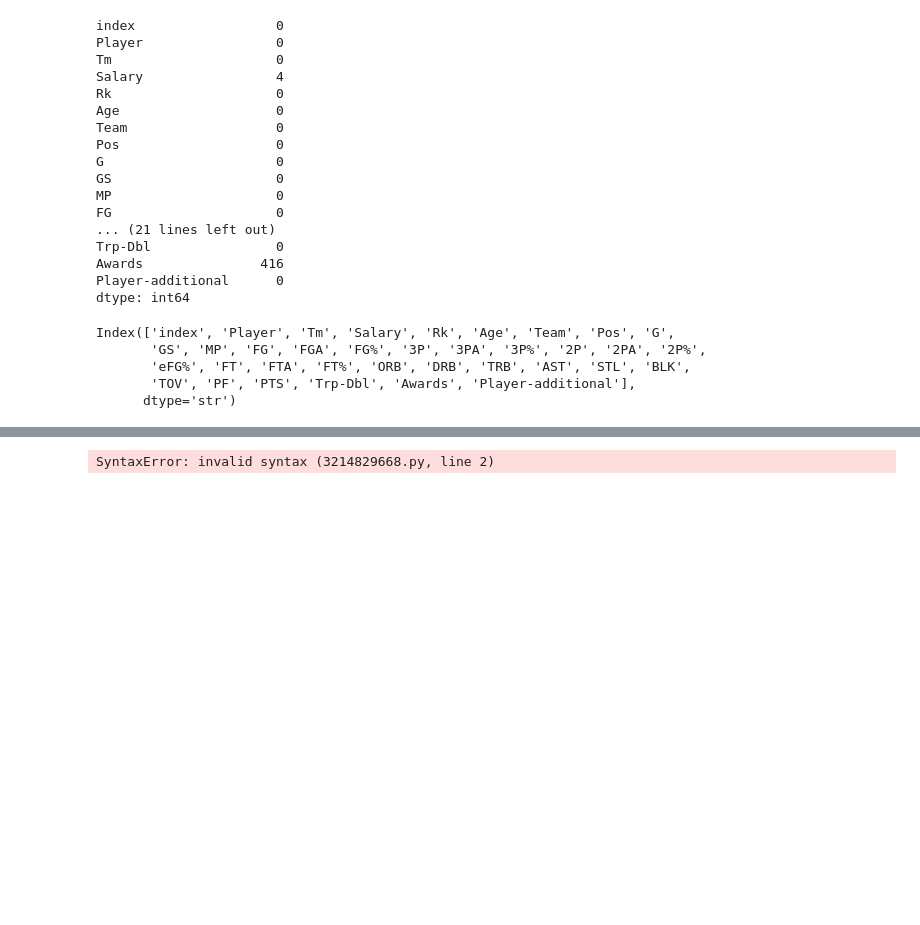
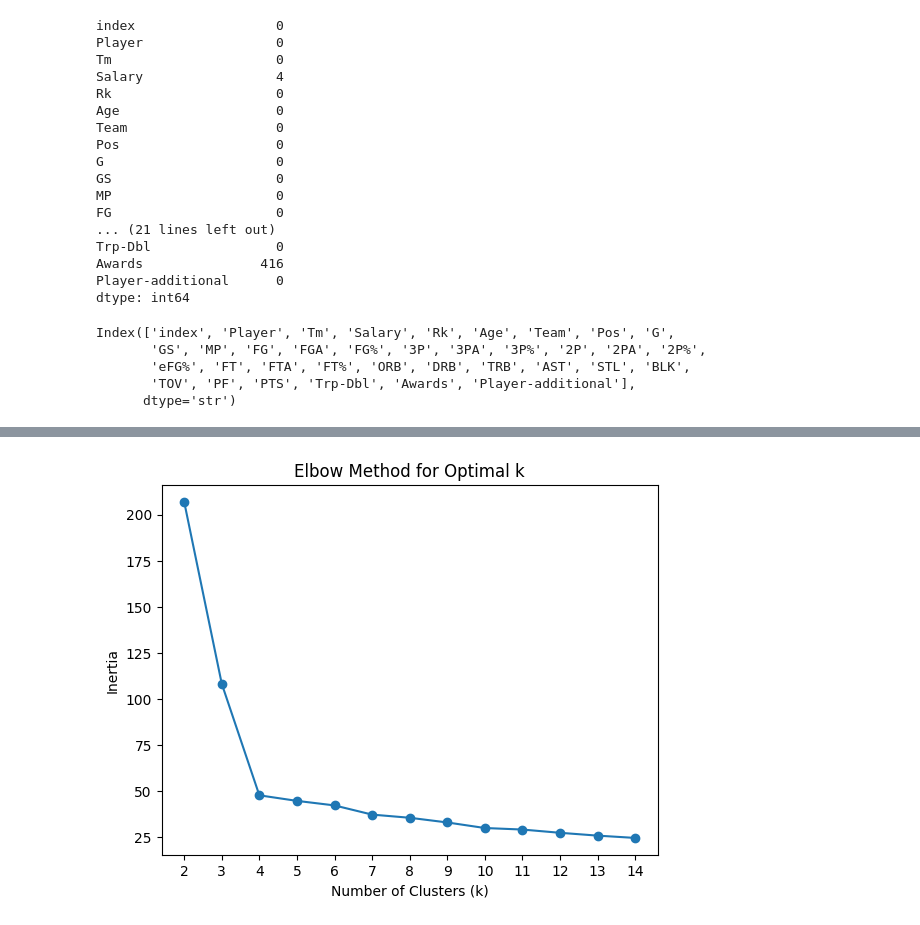
Before and after one commit to MaxGuryan9/week_6, a Jupyter notebook: Lab-Clustering.ipynb, the cells around one changed output, grey strips where cells are left out. Drawn from its saved outputs; the diff is of its cells as text; code cells hidden in the pictures; blank space fills up the shorter version.

```diff
--- a/Lab-Clustering.ipynb
+++ b/Lab-Clustering.ipynb
@@ -165,9 +169,7 @@ unique_data["Salary"] = unique_data["Salary"].astype(float)
 # %%
 # now we can scale all necessary columns with MinMaxScaler
 
-cols_to_scale = ["FG" , "TRB", "AST", "STL", "BLK", "Salary"]
-
-scaler = MinMaxScaler
+cols_to_scale = ["FG" , "TRB", "AST", "STL", "BLK", "Salary" , "G"]
 
 scaler = MinMaxScaler()
 
@@ -188,2 +324,45 @@ unique_data[cols_to_scale] = scaler.fit_transform(unique_data[cols_to_scale])
+# %%
+#Determine the ideal number of clusters using the elbow method and the silhouette coefficient
+
+# lets determine which k-value gives the inertia value closest to 0
+# this will allow me to use the strongest k value moving forward
+
+# we need to create a new dataset that does not have player names in it
+
+X = unique_data.drop(columns=["Player"])
+
+# create an empty list to store results
+
+results = []
+
+# need to run a for loop itterating through each k-value
+# find the intertia value that corresponds to each k value
+# store both the k value and intertia value as a tuple inside the list
+# turn the list into a DF with columns K and intertia
+# this can be used create an elbow plot
+
+for k in range(2, 15):
+    model = KMeans(n_clusters=k, random_state=42)
+    model.fit(X)
+    results.append((k, model.inertia_))
+
+results_df = pd.DataFrame(results, columns=["k", "inertia"])
+# %%
+#Visualize the results of the elbow method
+
+# make an elbow plot
+# based on the plot below, 4 clusters seems to be the best.
+plt.figure()
+plt.plot(results_df["k"], results_df["inertia"], marker="o")
+
+plt.xlabel("Number of Clusters (k)")
+plt.ylabel("Inertia")
+plt.title("Elbow Method for Optimal k")
+
+plt.xticks(results_df["k"])
+
+plt.show()
+# %% [output]
+[figure, added]
 # %%
 #Use the recommended number of cluster (assuming it's different) to retrain your model and visualize the results
@@ -193,7 +374,5 @@ unique_data[cols_to_scale] = scaler.fit_transform(unique_data[cols_to_scale])
 #Use the model to select players for Mr. Rooney to consider
 # %%
 #Write up the results in a separate notebook with supporting visualizations and
-an overview of how and why you made the choices you did. This should be at least
-500 words and should be written for a non-technical audience.
+# an overview of how and why you made the choices you did. This should be at least
+# 500 words and should be written for a non-technical audience.
-# %% [output]
-SyntaxError: invalid syntax (3214829668.py, line 2)
```
Also changed, not shown: parts of 17 cells of this notebook, 1 other file.
